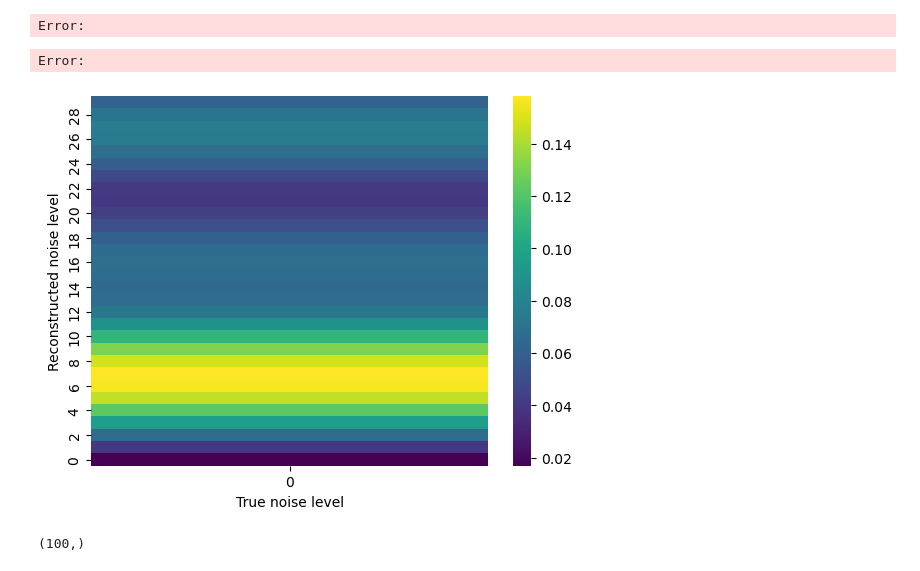
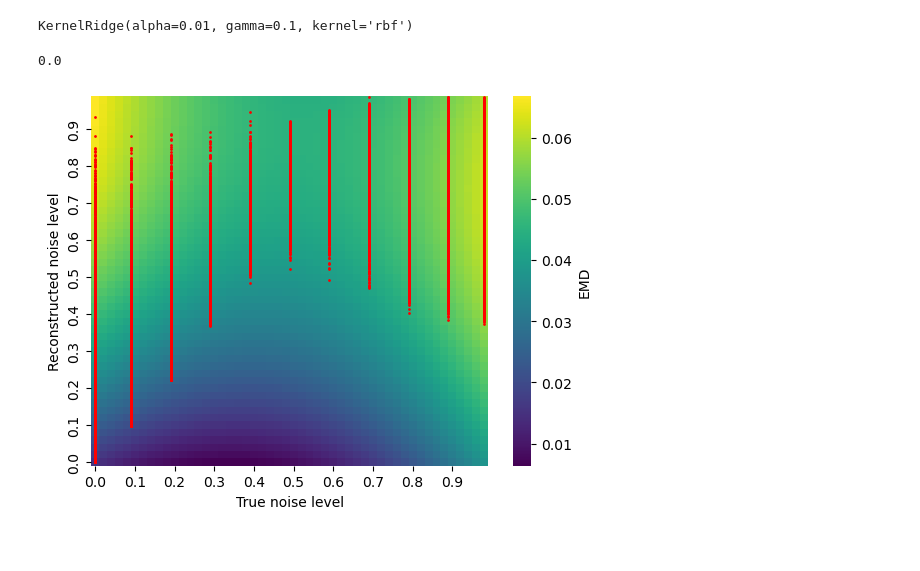
Before and after one commit to braindatalab/BSI-Zoo, a Jupyter notebook: plot FIG2.ipynb, the cells around one changed output. Drawn from its saved outputs; the diff is of its cells as text; code cells hidden in the pictures.

Commit message:
flake8 + fix plot fig2

```diff
--- a/plot FIG2.ipynb
+++ b/plot FIG2.ipynb
@@ -25,42 +26,48 @@ X = np.column_stack((xtrue, xest))
 ymetric = temp.emd
 
 sigma0 = 0.01
-kernel = ConstantKernel(1.0, (1e-3, 1e3)) * RBF([0.1, 0.1], (1e-2, 1e2)) + WhiteKernel(sigma0)
-gpr = GaussianProcessRegressor(kernel=kernel, n_restarts_optimizer=2, normalize_y=False)
-gpr.fit(X, ymetric)
+# kernel = ConstantKernel(1.0, (1e-3, 1e3)) * RBF([0.1, 0.1], (1e-2, 1e2)) + WhiteKernel(sigma0)
+# gpr = GaussianProcessRegressor(kernel=kernel, n_restarts_optimizer=0, normalize_y=False)
+gpr = KernelRidge(kernel="rbf", alpha=1e-2, gamma=1e-1)
+# gpr = GaussianProcessRegressor(n_restarts_optimizer=0, normalize_y=False)
+gpr.fit(X[::10], ymetric[::10])  # fit on a subset of the data to save time
+# gpr.fit(X, ymetric)
 # %% [output]
-Error:
+KernelRidge(alpha=0.01, gamma=0.1, kernel='rbf')
-Error:
+# %%
+ymetric.min()
+# %% [output]
+0.0
 # %%
-trueSNR = np.arange(0, 0.3, 0.01)
-reconSNR = np.arange(0, 0.3, 0.01)
-SNR = np.column_stack((trueSNR, reconSNR))
+trueSNR = np.arange(0, 1, 0.02)
+reconSNR = np.arange(0, 1, 0.02)
+gridx, gridy = np.meshgrid(trueSNR, reconSNR)
+SNR = np.column_stack((gridx.flatten(), gridy.flatten()))
 emdpred = gpr.predict(SNR)
+emdpred = emdpred.reshape(gridx.shape)
+emdpred = pd.DataFrame(emdpred, columns=reconSNR.round(2), index=trueSNR.round(2))
 
 # makes a heatmap with x axis as trueSNR and y axis as reconSNR and emdpred as color
 plt.figure()
-sns.heatmap(emdpred.reshape(30, 1), cmap='viridis')
-plt.xlabel('True noise level')
-plt.ylabel('Reconstructed noise level')
-plt.gca().invert_yaxis()
+ax = sns.heatmap(emdpred, cmap='viridis', cbar_kws={'label': 'EMD'}, xticklabels=5, yticklabels=5);
+ax.set_xlabel('True noise level')
+ax.set_ylabel('Reconstructed noise level')
+ax.invert_yaxis()
 
-# # x axis from 0 to 1 label
-# plt.xticks(np.arange(0, 1.01, .1), np.round(np.arange(0, 1.01, 0.1), 2))
+ax.plot(X[:, 0] * len(trueSNR), X[:, 1] * len(reconSNR), 'r.', markersize=2)
 
 # # y axis from 0 to 1 label
 plt.show()
 
 # # save figure
-plt.savefig('./bsi_zoo/figures/fig2.png', dpi=300, bbox_inches='tight')
+# plt.savefig('./bsi_zoo/figures/fig2.png', dpi=300, bbox_inches='tight')
 # %% [output]
-[figure, old version]
+[figure, new version]
 # %%
 # SNR.shape
 emdpred.shape
 # emdpred.shape
 # WITH SCALING
-# %% [output]
-(100,)
 # %%
 import numpy as np
 import pandas as pd
```
Also changed, not shown: parts of 5 cells of this notebook, 2 other files.
